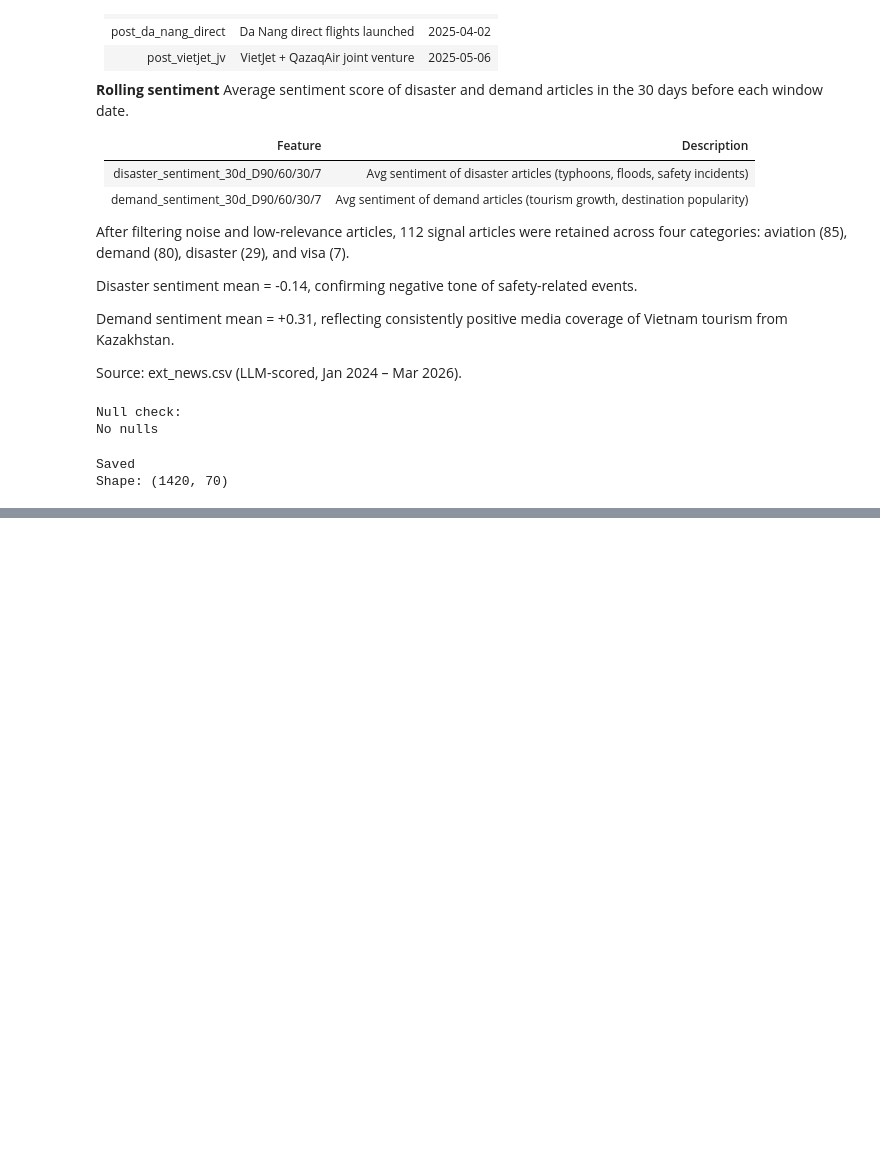
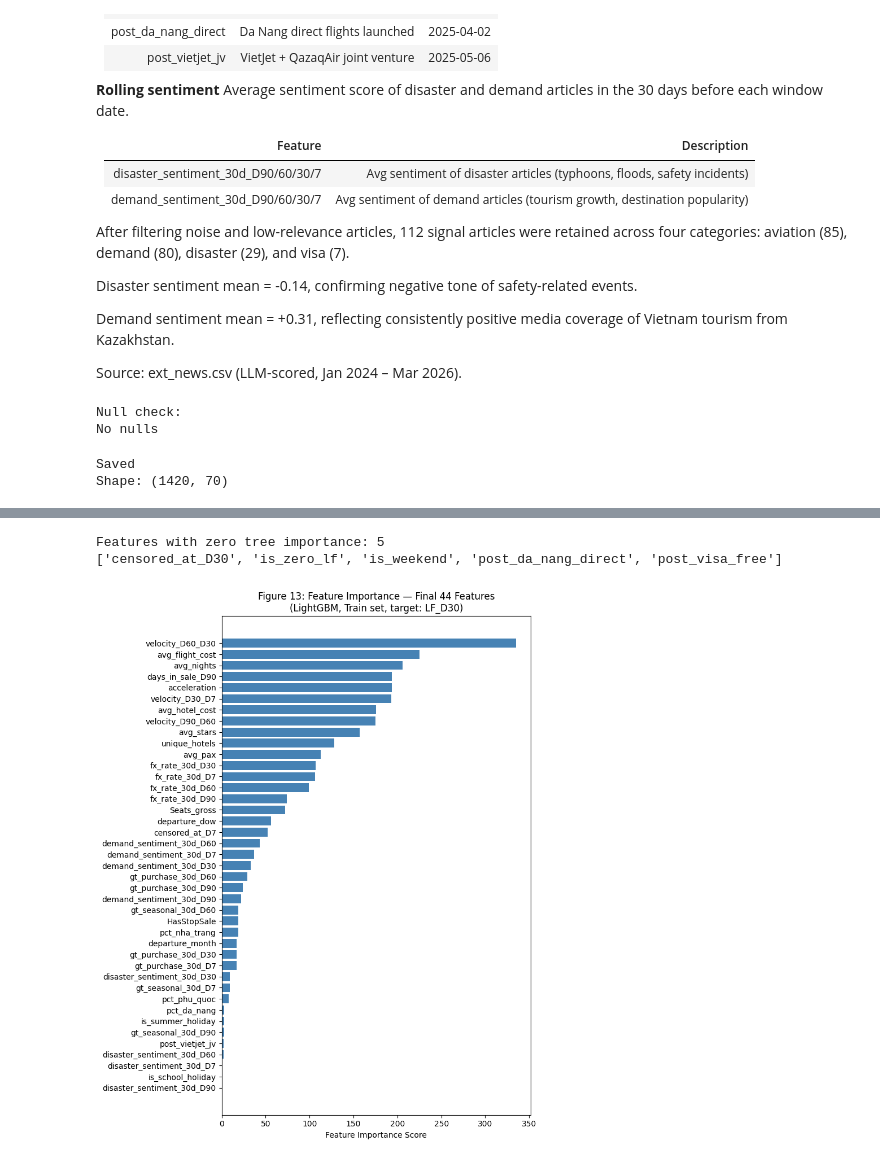
Before and after one commit to VildanaRazumova/thesis-demand-forecasting, a Jupyter notebook: thesis_notebook_final.ipynb, the cells around one changed output, grey strips where cells are left out. Saved outputs shown, nothing was run; the diff lists cells and outputs as text; code cells hidden in the pictures; blank space fills up the shorter version.

```diff
--- a/thesis_notebook_final.ipynb
+++ b/thesis_notebook_final.ipynb
@@ -2272,0 +2468,27 @@ Shape: (1420, 70)
+# %%
+# Features with zero importance
+zero_imp = importance_df[importance_df['importance'] == 0]['feature'].tolist()
+print(f"Features with zero tree importance: {len(zero_imp)}")
+print(zero_imp)
+# %% [output]
+Features with zero tree importance: 5
+['censored_at_D30', 'is_zero_lf', 'is_weekend', 'post_da_nang_direct', 'post_visa_free']
+# %%
+# Final Feature Importance Plot (44 features)
+# Filter importance_df to only show final 44 features
+importance_final = importance_df[
+    importance_df['feature'].isin(feature_cols_final)
+].sort_values('importance', ascending=False)
+
+# Plot
+plt.figure(figsize=(8, 10))
+plt.barh(importance_final['feature'],
+         importance_final['importance'],
+         color='steelblue')
+plt.xlabel('Feature Importance Score')
+plt.title('Figure 13: Feature Importance — Final 44 Features\n(LightGBM, Train set, target: LF_D30)')
+plt.gca().invert_yaxis()
+plt.tight_layout()
+plt.show()
+# %% [output]
+[figure, added]
```
Also changed, not shown: parts of 25 cells of this notebook.
